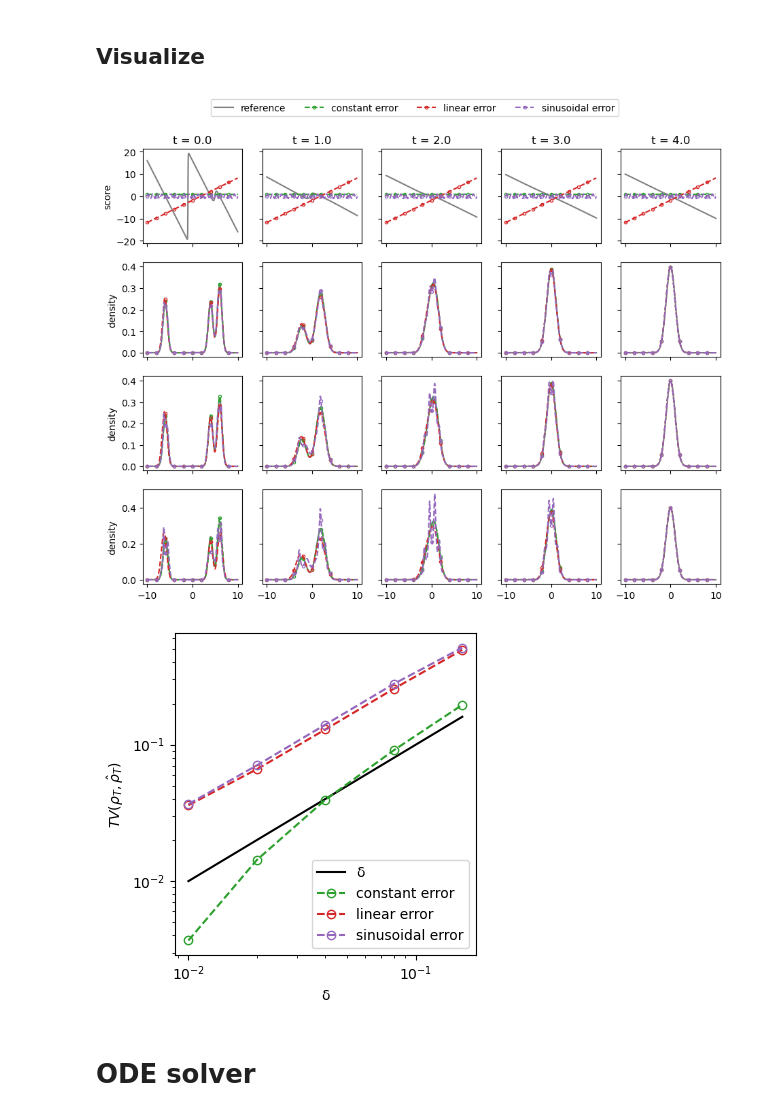
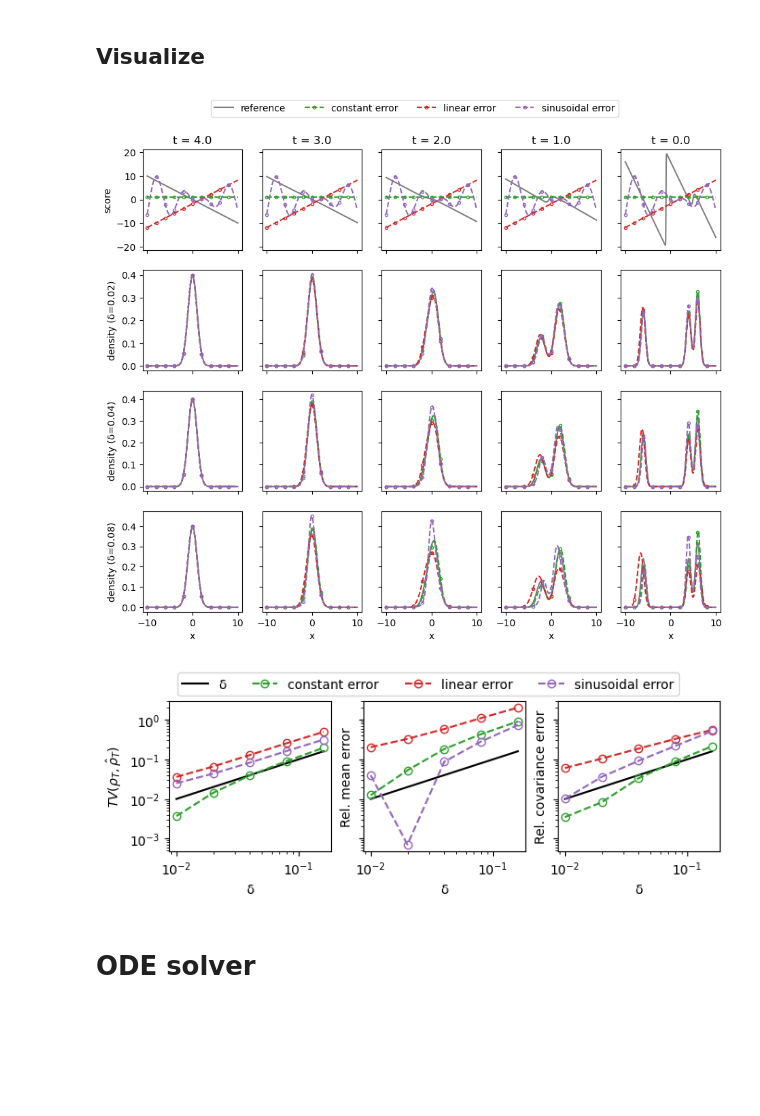
Before and after one commit to Zhengyu-Huang/InverseProblems.jl, a Jupyter notebook: Diffusion/Gaussian-mixture-density.ipynb, the cells around one changed output. Cells and saved outputs as stored; diff of their text form; code cells hidden in the pictures; blank space fills up the shorter version.

```diff
--- a/Diffusion/Gaussian-mixture-density.ipynb
+++ b/Diffusion/Gaussian-mixture-density.ipynb
@@ -231,7 +267,7 @@ x_l, x_r, Ne = -10, 10, 1000
 Δx = (x_r - x_l) / Ne
 xx = LinRange(x_l, x_r, Ne + 1)
 xc = (xx[1:Ne] + xx[2:Ne+1])/2.0
-T, Nt = 4.0, 10000
+T, Nt = 4.0, 4000
 
 #ρ0 = compute_qt(x_w, x_mean, xx_cov, T, Array(reshape(xc, (Ne, 1))))
 #ρ0 = compute_qt([1.0;], [0.0;;], [1.0;;;], 0.0, Array(reshape(xc, (Ne, 1))))
@@ -259,9 +295,17 @@ end
 # %%
 q0 = compute_qt(x_w, x_mean, xx_cov, 0.0, Array(reshape(xc, (Ne, 1))))
 TVes = zeros(Ntype, Nδ)
+rmeanes = zeros(Ntype, Nδ)   #relative mean error
+rcoves = zeros(Ntype, Nδ)    #relative covariance error
+GM_mean = x_w' * x_mean[:,1]
+GM_cov = x_w' * xx_cov[:,1,1] + x_w'* (x_mean[:,1] .- GM_mean).^2
 for itype = 1:Ntype
     for iδ = 1:Nδ
-        TVes[itype, iδ] = sum(abs.(ρs[itype, iδ, end, :] - q0)) / 2.0 * (xc[2] - xc[1])
+        ρT = ρs[itype, iδ, end, :]
+        TVes[itype, iδ] = sum(abs.(ρT - q0)) / 2.0 * (xc[2] - xc[1])
+        GM_mean_esti = ρT' * xc * (xc[2] - xc[1])
+        rmeanes[itype, iδ] = abs(GM_mean_esti - GM_mean) / GM_mean
+        rcoves[itype, iδ]  = abs(ρT'*(xc .- GM_mean_esti).^2* (xc[2] - xc[1]) - GM_cov) / GM_cov
     end
 end
 # %% [markdown]
@@ -273,7 +317,7 @@ fig, ax = fig, ax = PyPlot.subplots(nrows = nrows, ncols=ncols, sharex=true, sha
 
 ## plot score at different time
 for i  = 1:ncols
-    t = T*(i-1)/(ncols - 1)
+    t = T - T*(i-1)/(ncols - 1)
     δ = 1.0
     ∇logqt = compute_qt_score(x_w, x_mean, xx_cov, t, Array(reshape(xc, (Ne, 1))))
     ax[1, i].plot(xc, ∇logqt, "-", color = "grey", fillstyle="none", label="reference")
@@ -283,49 +327,55 @@ for i  = 1:ncols
     end
 
     ax[1, i].title.set_text("t = "*string(t))
+    ax[nrows, i].set_xlabel("x")
 end
 ax[1,1].set_ylabel("score")
 
 
 ## plot qt at different time
 for i  = 1:ncols
-    t = T*(i-1)/(ncols - 1)
+    t = T - T*(i-1)/(ncols - 1)
     qt = compute_qt(x_w, x_mean, xx_cov, t, Array(reshape(xc, (Ne, 1))))
     for j = 2:nrows
         ax[j, i].plot(xc, qt,   "-", color = "grey", fillstyle="none", label="reference")
-        ax[j, 1].set_ylabel("density")
+        ax[j, 1].set_ylabel("density (δ=0.0" * string(2^(j-1))*")")
     end
 end
 
 
 for itype = 1:Ntype
     for iδ = 1:min(Nδ, nrows-1)
         for i  = 1:ncols
-            ir =  Int(Nt*(ncols - i)/(ncols - 1)) + 1
-            ax[iδ+1, i].plot(xc, ρs[itype, iδ, ir,:], "--o", color = "C"*string(itype+1), fillstyle="none", markevery=100, markersize = 3)
+            ir =  div(Nt*(i - 1), ncols - 1) + 1
+            ax[iδ+1, i].plot(xc, ρs[itype, iδ+1, ir,:], "--o", color = "C"*string(itype+1), fillstyle="none", markevery=100, markersize = 3)
         end
     end
 end
 handles, labels = ax[1,1].get_legend_handles_labels()
 fig.legend(handles,labels,loc = "upper center",bbox_to_anchor=(0.5,1.0),ncol=4)
-fig.subplots_adjust(bottom=0.1,top=0.9,left=0.1,right=0.95,hspace=0.2)
+fig.subplots_adjust(bottom=0.05,top=0.9,left=0.1,right=0.95,hspace=0.2)
 fig.savefig("1D-pde-density.pdf")
 
-
-# plot TV error
-fig, ax = PyPlot.subplots(nrows = 1, ncols=1, sharex=true, sharey="row", figsize=(4,4))
-ax.loglog(δs, δs, "-", color = "black", fillstyle="none", label="δ")
+fig, ax = PyPlot.subplots(nrows = 1, ncols=3, sharex=true, sharey="row", figsize=(7, 2.5))
+for i = 1:3
+    ax[i].loglog(δs, δs, "-", color = "black", fillstyle="none", label="δ")
+    ax[i].set_xlabel("δ");
+end
 for itype = 1:Ntype
-    ax.loglog(δs, TVes[itype, :], "--o", color = "C"*string(itype+1), fillstyle="none", label = error_types[itype]*" error")
+    ax[1].loglog(δs, TVes[itype, :], "--o", color = "C"*string(itype+1), fillstyle="none", label = error_types[itype]*" error")
+    ax[2].loglog(δs, rmeanes[itype, :], "--o", color = "C"*string(itype+1), fillstyle="none", label = error_types[itype]*" error")
+    ax[3].loglog(δs, rcoves[itype, :], "--o", color = "C"*string(itype+1), fillstyle="none", label = error_types[itype]*" error")
 end
-ax.legend()
-ax.set_xlabel("δ")
-ax.set_ylabel(L"TV(\rho_T,\hat{\rho}_T)")
-fig.tight_layout()
+handles, labels = ax[1,1].get_legend_handles_labels()
+fig.legend(handles,labels,loc = "upper center",bbox_to_anchor=(0.5,1.0),ncol=4)
+ax[1].set_ylabel(L"TV(\rho_T,\hat{\rho}_T)")
+ax[2].set_ylabel("Rel. mean error")
+ax[3].set_ylabel("Rel. covariance error")
+fig.subplots_adjust(bottom=0.2,top=0.85,left=0.1,right=0.95,hspace=0.2)
 fig.savefig("1D-pde-error.pdf")
 # %% [output]
-[figure, old version]
+[figure, new version]
-[figure, old version]
+[figure, new version]
 # %% [markdown]
 # ODE solver
 # %%
```
Also changed, not shown: parts of 18 cells of this notebook.
